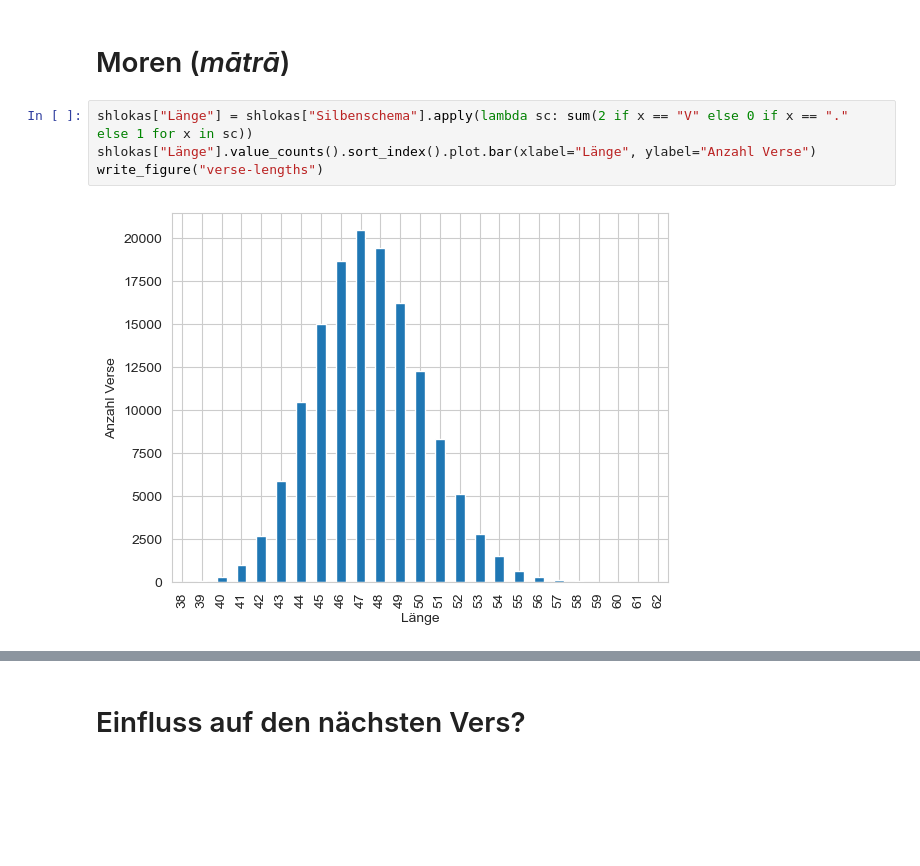
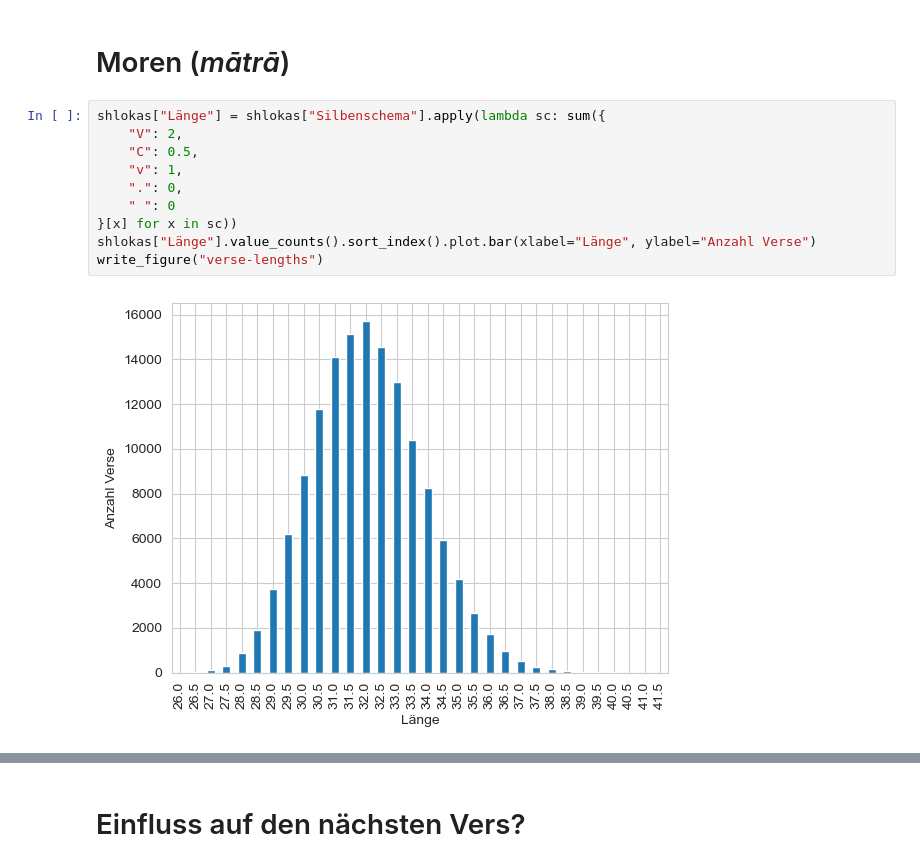
Before and after one commit to kmein/shloka, a Jupyter notebook: statistics.ipynb, the cells around one changed output, grey strips where cells are left out. Drawn from its saved outputs; the diff is of its cells as text; blank space fills up the shorter version.

```diff
--- a/statistics.ipynb
+++ b/statistics.ipynb
@@ -1275,8 +1286,14 @@ reopening_glg
 # %% [markdown]
 # Moren (_mātrā_)
 # %%
-shlokas["Länge"] = shlokas["Silbenschema"].apply(lambda sc: sum(2 if x == "V" else 0 if x == "." else 1 for x in sc))
+shlokas["Länge"] = shlokas["Silbenschema"].apply(lambda sc: sum({
+    "V": 2,
+    "C": 0.5,
+    "v": 1,
+    ".": 0,
+    " ": 0
+}[x] for x in sc))
 shlokas["Länge"].value_counts().sort_index().plot.bar(xlabel="Länge", ylabel="Anzahl Verse")
 write_figure("verse-lengths")
 # %% [output]
-[figure, old version]
+[figure, new version]
```
Also changed, not shown: parts of 17 cells of this notebook.
